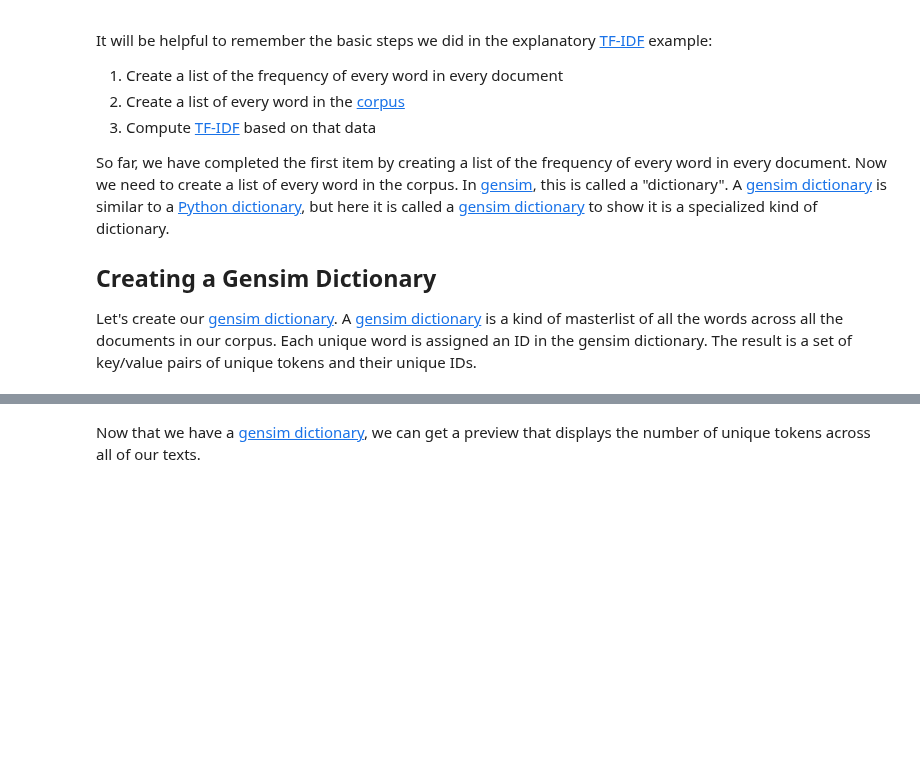
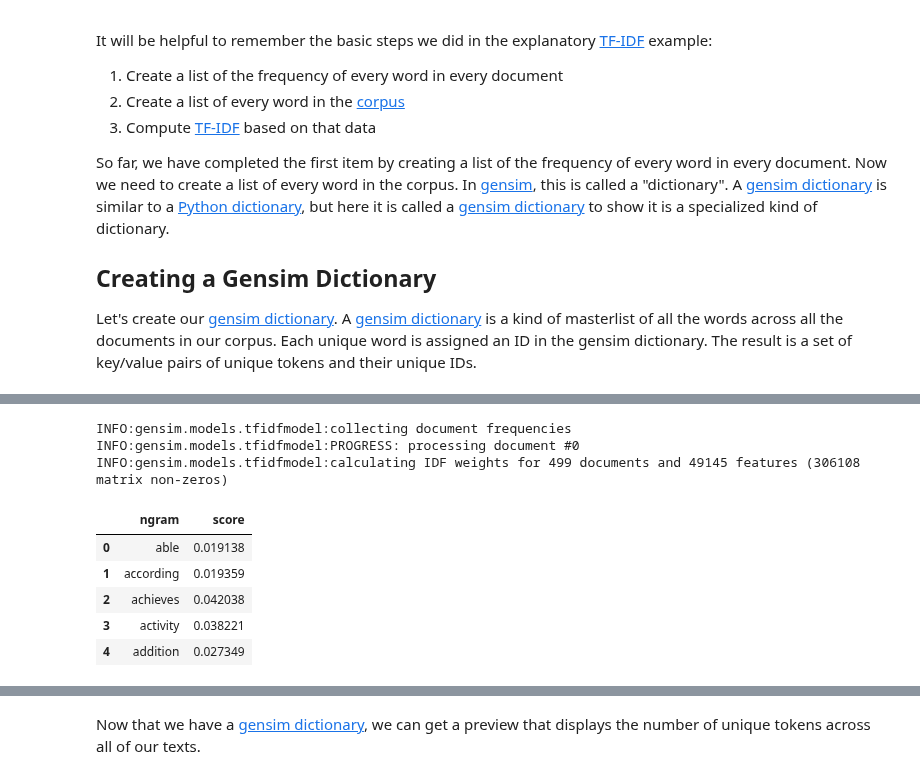
Before and after one commit to ithaka/constellate-notebooks, a Jupyter notebook: finding-significant-terms.ipynb, the cells around one changed output, grey strips where cells are left out. Cells and saved outputs as stored; diff of their text form; code cells hidden in the pictures; blank space fills up the shorter version.

```diff
--- a/finding-significant-terms.ipynb
+++ b/finding-significant-terms.ipynb
@@ -358,0 +506,6 @@ Let's create our [gensim dictionary](https://docs.tdm-pilot.org/key-terms/#gensi
+# %%
+model = gensim.models.TfidfModel(bow_corpus)
+# %% [output]
+INFO:gensim.models.tfidfmodel:collecting document frequencies
+INFO:gensim.models.tfidfmodel:PROGRESS: processing document #0
+INFO:gensim.models.tfidfmodel:calculating IDF weights for 499 documents and 49145 features (306108 matrix non-zeros)
@@ -358,0 +521,9 @@ Let's create our [gensim dictionary](https://docs.tdm-pilot.org/key-terms/#gensi
+# %%
+df.head()
+# %% [output]
+|  | ngram | score |
+| 0 | able | 0.019138 |
+| 1 | according | 0.019359 |
+| 2 | achieves | 0.042038 |
+| 3 | activity | 0.038221 |
+| 4 | addition | 0.027349 |
```
Also changed, not shown: parts of 40 cells of this notebook, 2 other files.
